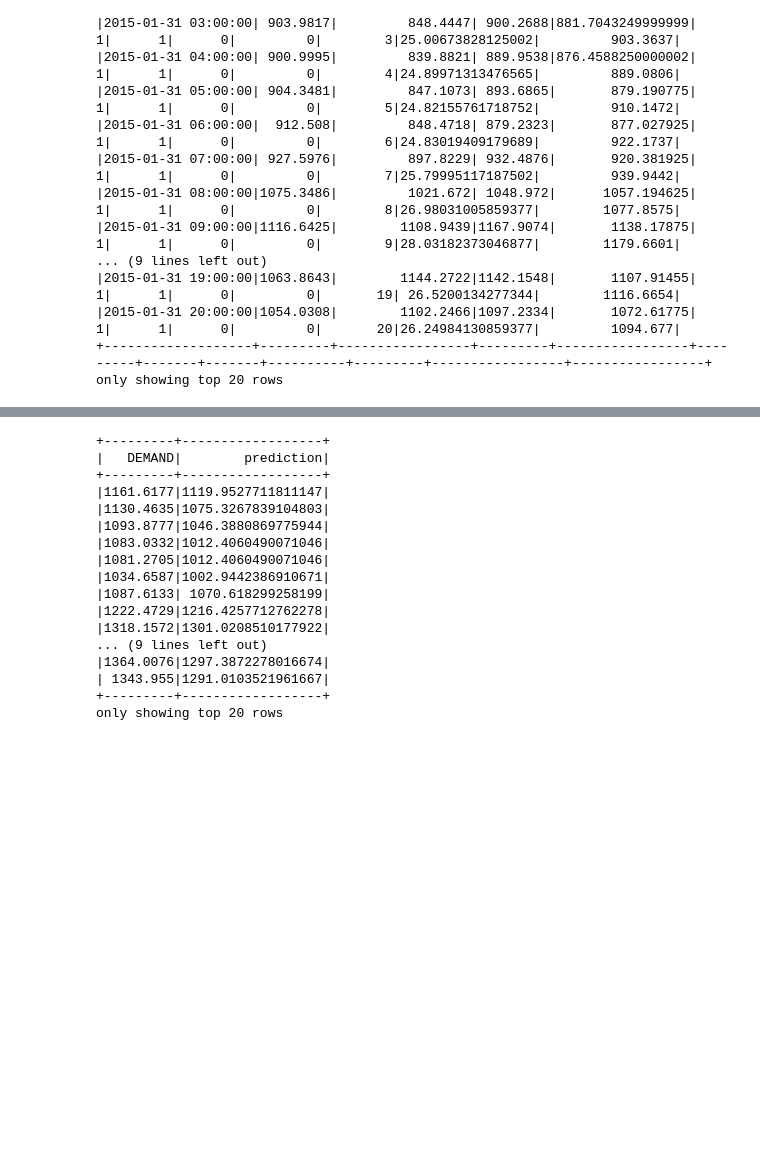
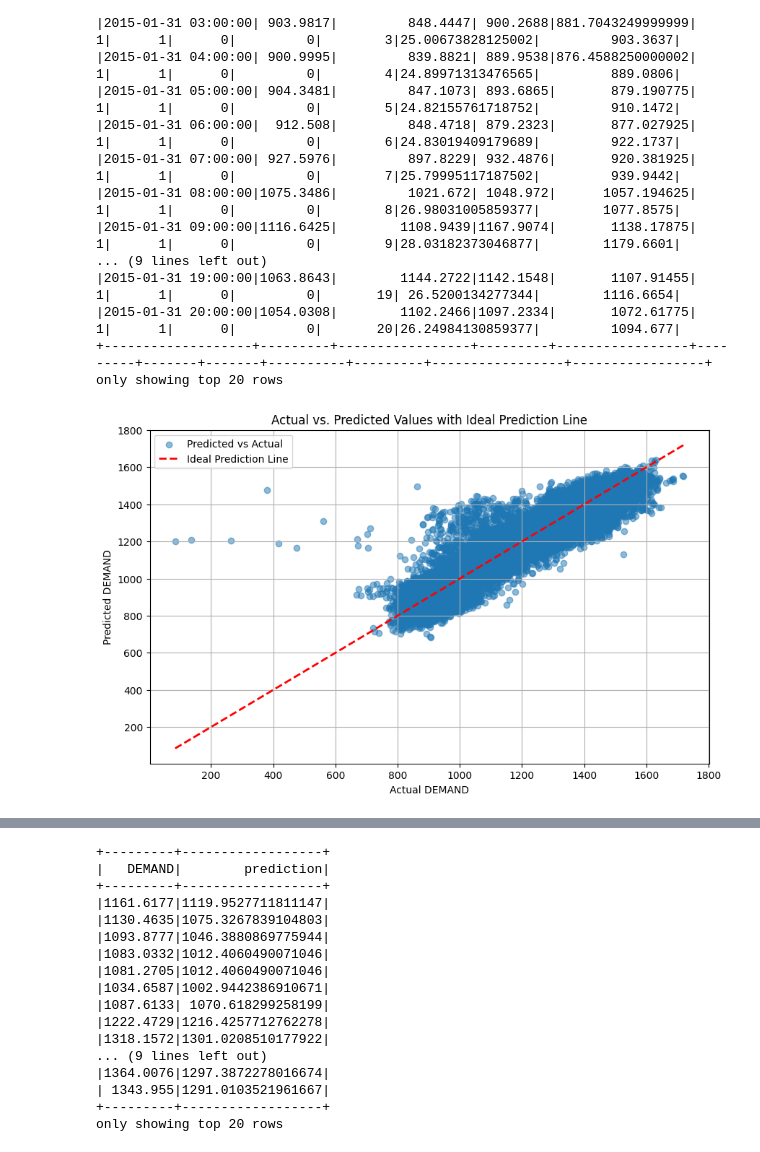
Before and after one commit to jvestell/JTXBigData, a Jupyter notebook: JTX_random_forest_notebook.ipynb, the cells around one changed output, grey strips where cells are left out. Cells and saved outputs as stored; diff of their text form; code cells hidden in the pictures; blank space fills up the shorter version.

Commit message:
Add visuals for LinearRegressor

```diff
--- a/JTX_random_forest_notebook.ipynb
+++ b/JTX_random_forest_notebook.ipynb
@@ -132,3 +148,29 @@ pipeline = Pipeline(stages=[vector_assembler, scaler, lr])
 
 # Train the model
 model = pipeline.fit(spark_df)
+# %%
+import numpy as np
+
+
+plt.figure(figsize=(10, 6))
+
+# Scatter plot for actual vs predicted
+plt.scatter(pandas_df['actual'], pandas_df['prediction'], alpha=0.5, label='Predicted vs Actual')
+
+# Determine the range of data to plot the line
+x_min, x_max = pandas_df['actual'].min(), pandas_df['actual'].max()
+
+# Plot a diagonal for the perfect predictions
+plt.plot([x_min, x_max], [x_min, x_max], 'r--', lw=2, label='Ideal Prediction Line')
+
+# Add titles and labels
+plt.title('Actual vs. Predicted Values with Ideal Prediction Line')
+plt.xlabel('Actual DEMAND')
+plt.ylabel('Predicted DEMAND')
+plt.legend()
+plt.grid(True)
+
+# Show the plot
+plt.show()
+# %% [output]
+[figure, added]
```
Also changed, not shown: parts of 3 cells of this notebook.
